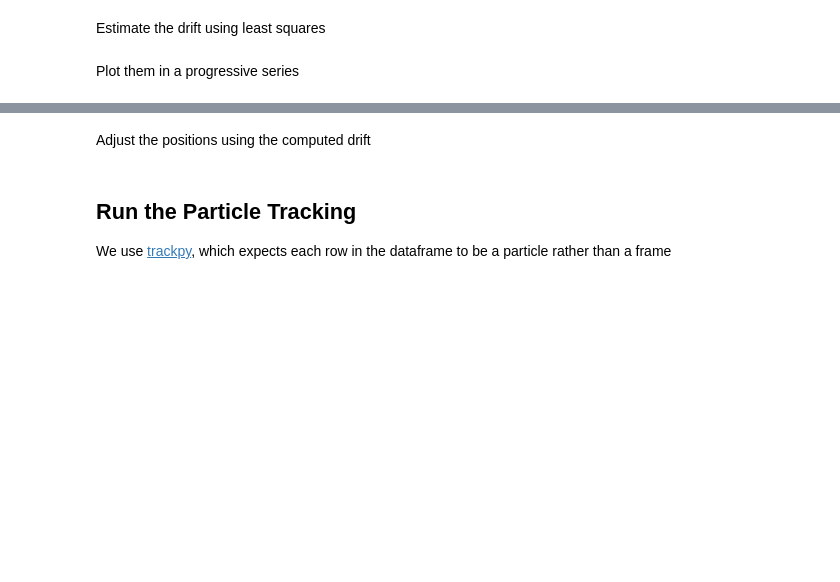
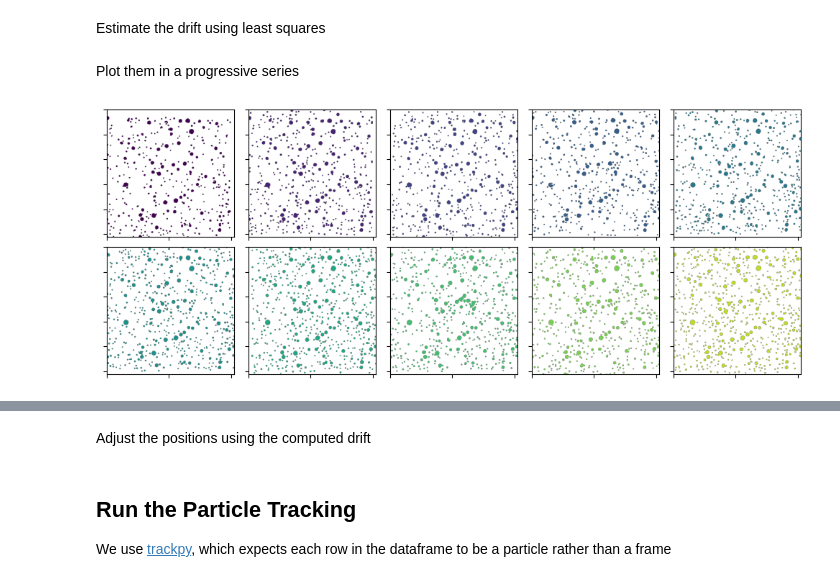
Before and after one commit to globus-labs/real-time-defect-analysis, a Jupyter notebook: notebooks/tilt-series/0_label-and-track-voids.ipynb, the cells around one changed output, grey strips where cells are left out. Saved outputs shown, nothing was run; the diff lists cells and outputs as text; code cells hidden in the pictures; blank space fills up the shorter version.

```diff
--- a/notebooks/tilt-series/0_label-and-track-voids.ipynb
+++ b/notebooks/tilt-series/0_label-and-track-voids.ipynb
@@ -96,16 +97,27 @@ drifts, _, _, _ = np.linalg.lstsq(drifts_in, drifts_out, rcond=None)
 # %% [markdown]
 Plot them in a progressive series
 # %%
-fig, ax = plt.subplots(figsize=(3.5, 3.5))
+n_rows = len(results) // 5
+fig, axs = plt.subplots(n_rows, 5, figsize=(2. * 5, 2. * n_rows))
 
-for frame, drift in zip(results['labeled_img'], drifts):
+cmap = colormaps['viridis']
+for i, (ax, frame, drift) in enumerate(zip(axs.flatten(), results['labeled_img'], drifts)):
     # Make mask then adjust with the drift
     mask = convert_labeled_image_to_mask(frame)
-    mask_shifted = warp(mask, AffineTransform(translation=drift))
+    mask_shifted = warp(mask, AffineTransform(translation=-drift))
 
     # Make a image read
-    image = np.zeros((*mask.shape, 3), dtype=np.uint8) + 255
-    image[:, :, :2] -= np.array(mask_shifted * 255, dtype=np.uint8)[:, :, None]
+    image = np.zeros((*mask.shape, 4))
+    is_object = (mask_shifted > 0)
+    image[is_object, :] = cmap(i / len(results))
 
-    ax.imshow(image, cmap='Blues', alpha=0.4)
-ax.set_yticks(ax.set_xticks([]))
+    ax.imshow(image)
+
+for ax in axs.flatten():
+    ax.set_yticklabels([])
+    ax.set_xticklabels([])
+
+fig.savefig('images/all-frames-aligned.png', dpi=320)
+fig.tight_layout()
+# %% [output]
+[figure, added]
```
Also changed, not shown: parts of 9 cells of this notebook.
